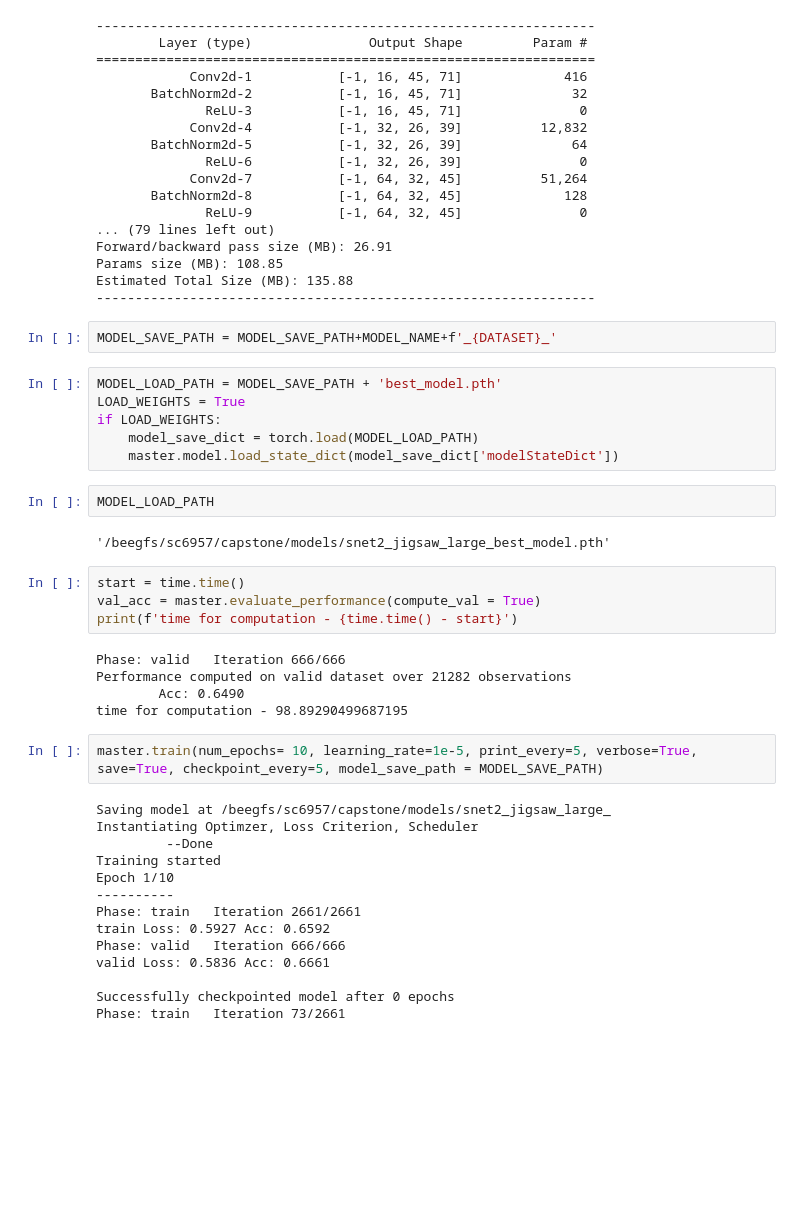
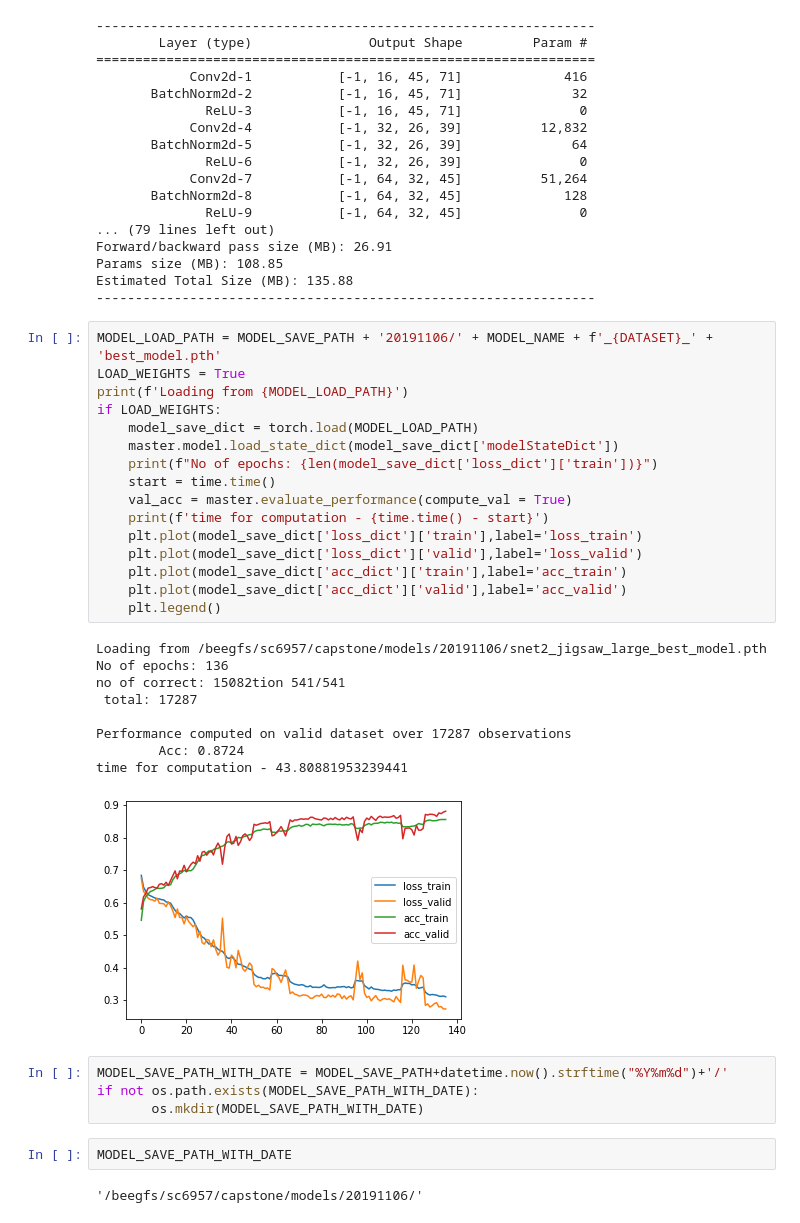
Before and after one commit to abvnithish/self_supervised_machine_listening, a Jupyter notebook: code/jigsaw/jigsaw.ipynb, the cells around one changed output. Cells and saved outputs as stored; diff of their text form; blank space fills up the shorter version.

```diff
--- a/code/jigsaw/jigsaw.ipynb
+++ b/code/jigsaw/jigsaw.ipynb
@@ -90,40 +91,37 @@ Forward/backward pass size (MB): 26.91
 Params size (MB): 108.85
 Estimated Total Size (MB): 135.88
 ----------------------------------------------------------------
-# %%
-MODEL_SAVE_PATH = MODEL_SAVE_PATH+MODEL_NAME+f'_{DATASET}_'
-# %%
-MODEL_LOAD_PATH = MODEL_SAVE_PATH + 'best_model.pth'
-LOAD_WEIGHTS = True
-if LOAD_WEIGHTS:
-    model_save_dict = torch.load(MODEL_LOAD_PATH)
-    master.model.load_state_dict(model_save_dict['modelStateDict'])
-# %%
-MODEL_LOAD_PATH
-# %% [output]
-'/beegfs/sc6957/capstone/models/snet2_jigsaw_large_best_model.pth'
-# %%
-start = time.time()
-val_acc = master.evaluate_performance(compute_val = True)
-print(f'time for computation - {time.time() - start}')
-# %% [output]
-Phase: valid   Iteration 666/666
-Performance computed on valid dataset over 21282 observations
-        Acc: 0.6490
-time for computation - 98.89290499687195
-# %%
-master.train(num_epochs= 10, learning_rate=1e-5, print_every=5, verbose=True, save=True, checkpoint_every=5, model_save_path = MODEL_SAVE_PATH)
-# %% [output]
-Saving model at /beegfs/sc6957/capstone/models/snet2_jigsaw_large_
-Instantiating Optimzer, Loss Criterion, Scheduler
-         --Done
-Training started
-Epoch 1/10
-----------
-Phase: train   Iteration 2661/2661
-train Loss: 0.5927 Acc: 0.6592
-Phase: valid   Iteration 666/666
-valid Loss: 0.5836 Acc: 0.6661
-
-Successfully checkpointed model after 0 epochs
-Phase: train   Iteration 73/2661
+# %%
+MODEL_LOAD_PATH = MODEL_SAVE_PATH + '20191106/' + MODEL_NAME + f'_{DATASET}_' + 'best_model.pth'
+LOAD_WEIGHTS = True
+print(f'Loading from {MODEL_LOAD_PATH}')
+if LOAD_WEIGHTS:
+    model_save_dict = torch.load(MODEL_LOAD_PATH)
+    master.model.load_state_dict(model_save_dict['modelStateDict'])
+    print(f"No of epochs: {len(model_save_dict['loss_dict']['train'])}")
+    start = time.time()
+    val_acc = master.evaluate_performance(compute_val = True)
+    print(f'time for computation - {time.time() - start}')
+    plt.plot(model_save_dict['loss_dict']['train'],label='loss_train')
+    plt.plot(model_save_dict['loss_dict']['valid'],label='loss_valid')
+    plt.plot(model_save_dict['acc_dict']['train'],label='acc_train')
+    plt.plot(model_save_dict['acc_dict']['valid'],label='acc_valid')
+    plt.legend()
+# %% [output]
+Loading from /beegfs/sc6957/capstone/models/20191106/snet2_jigsaw_large_best_model.pth
+No of epochs: 136
+no of correct: 15082tion 541/541
+ total: 17287
+
+Performance computed on valid dataset over 17287 observations
+        Acc: 0.8724
+time for computation - 43.80881953239441
+[figure, added]
+# %%
+MODEL_SAVE_PATH_WITH_DATE = MODEL_SAVE_PATH+datetime.now().strftime("%Y%m%d")+'/'
+if not os.path.exists(MODEL_SAVE_PATH_WITH_DATE):
+       os.mkdir(MODEL_SAVE_PATH_WITH_DATE)
+# %%
+MODEL_SAVE_PATH_WITH_DATE
+# %% [output]
+'/beegfs/sc6957/capstone/models/20191106/'
```
Also changed, not shown: parts of 3 cells of this notebook, 2 other files.
